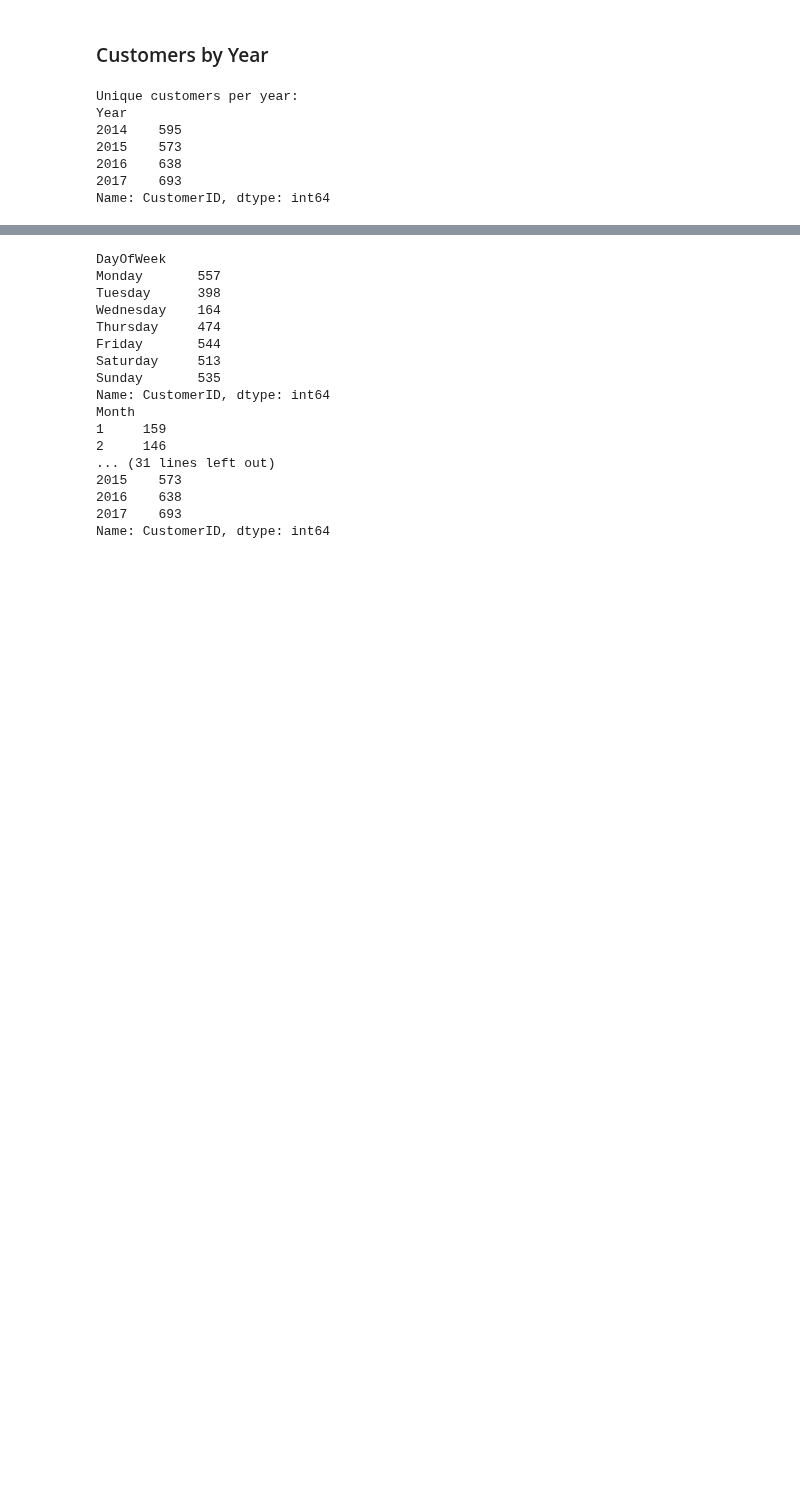
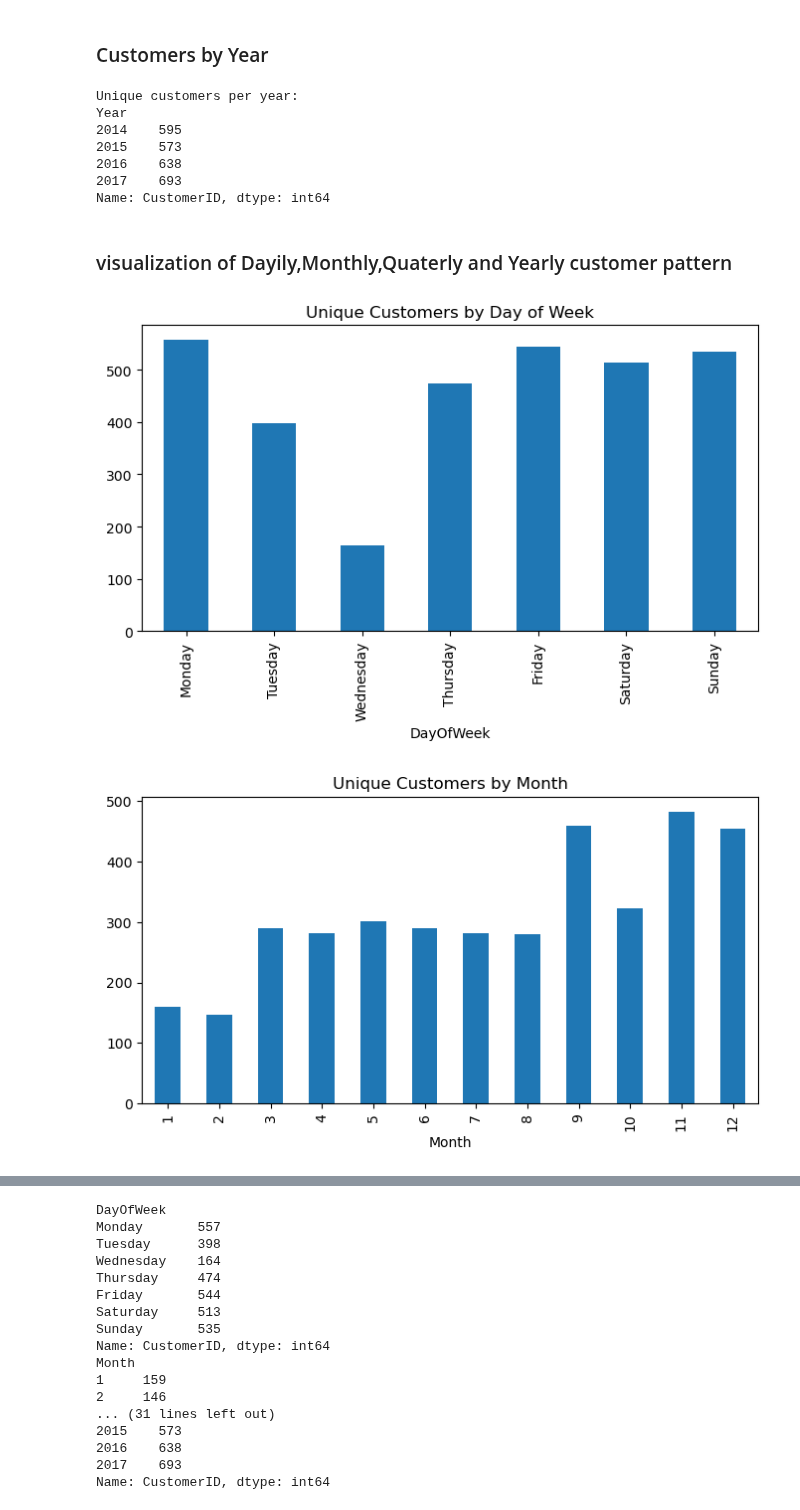
Before and after one commit to bbhatta10/E-Commerce-Sales-Insights-Tableau-Dashboard-, a Jupyter notebook: BI.ipynb, the cells around one changed output, grey strips where cells are left out. Cells and saved outputs as stored; diff of their text form; code cells hidden in the pictures; blank space fills up the shorter version.

Commit message:
alternative way of visualizing  customer  pattern

```diff
--- a/BI.ipynb
+++ b/BI.ipynb
@@ -1085,3 +1085,24 @@ Year
 2016    638
 2017    693
 Name: CustomerID, dtype: int64
+# %% [markdown]
+### visualization of Dayily,Monthly,Quaterly and Yearly customer pattern
+# %%
+# Day of Week
+customers_by_day.plot(kind='bar', title='Unique Customers by Day of Week', figsize=(8,4))
+plt.show()
+
+# Month
+customers_by_month.plot(kind='bar', title='Unique Customers by Month', figsize=(8,4))
+plt.show()
+
+# Quarter
+customers_by_quarter.plot(kind='bar', title='Unique Customers by Quarter', figsize=(6,4))
+plt.show()
+
+# Year
+customers_by_year.plot(kind='bar', title='Unique Customers by Year', figsize=(6,4))
+plt.show()
+# %% [output]
+[figure, added]
+[figure, added]
```
Also changed, not shown: parts of 1 cell of this notebook.
